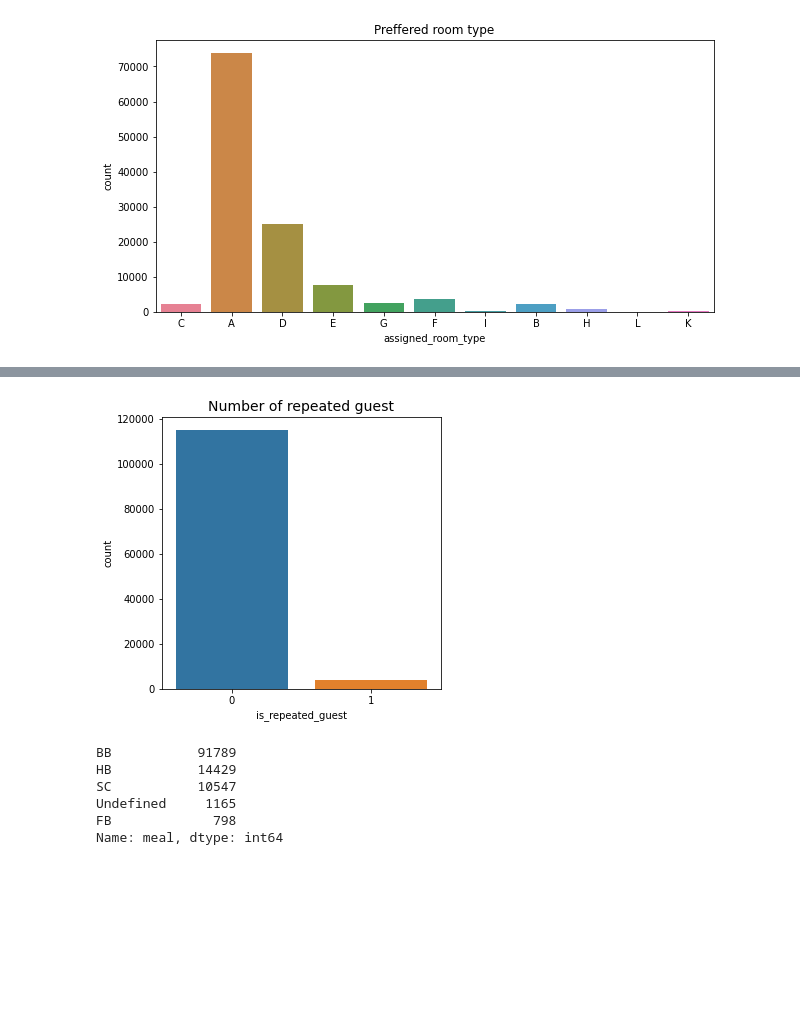
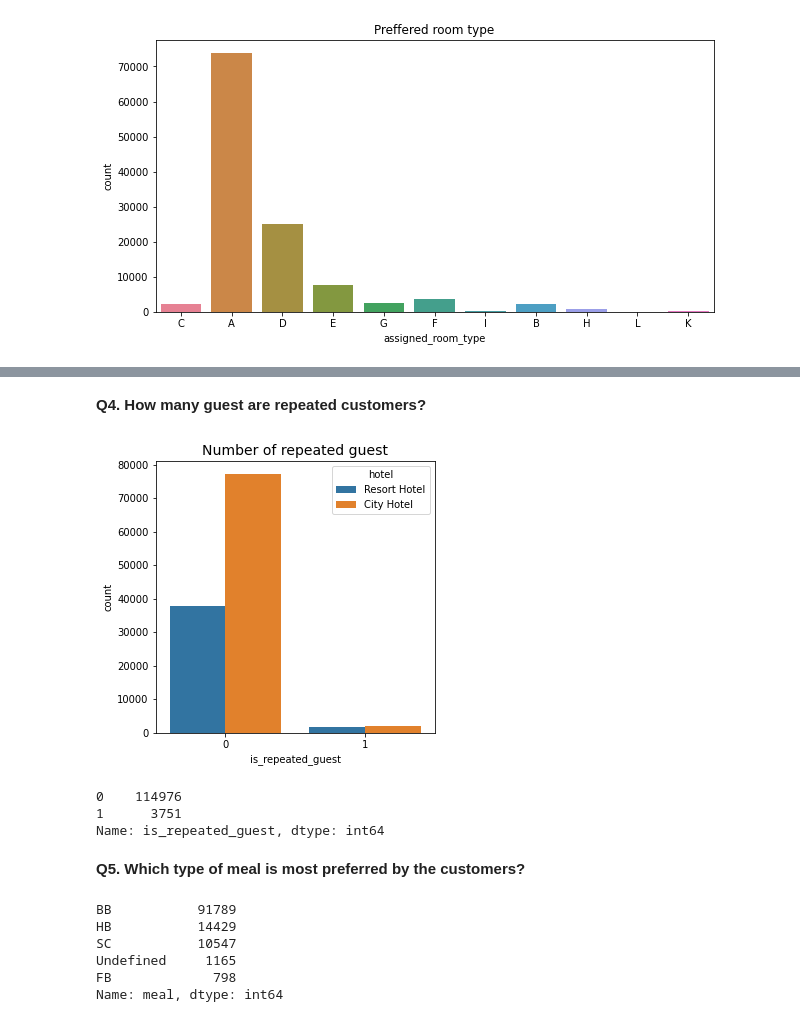
Before and after one commit to iam-ajitkumartoppo/hotel-booking-analysis, a Jupyter notebook: EDA_Hotel_Booking_Analysis_Capstone_Project.ipynb, the cells around one changed output, grey strips where cells are left out. Saved outputs shown, nothing was run; the diff lists cells and outputs as text; code cells hidden in the pictures; blank space fills up the shorter version.

```diff
--- a/EDA_Hotel_Booking_Analysis_Capstone_Project.ipynb
+++ b/EDA_Hotel_Booking_Analysis_Capstone_Project.ipynb
@@ -150,6 +150,9 @@ df.describe()
 | 50% | 0.000000 | 70.000000 | 2016.000000 | 28.000000 | 16.000000 | ... |
 | 75% | 1.000000 | 161.000000 | 2017.000000 | 38.000000 | 23.000000 | ... |
 | max | 1.000000 | 737.000000 | 2017.000000 | 53.000000 | 31.000000 | ... |
+# %%
+## we convert datatype of columns children,company,agent from float to integer as the data contains only integer value
+df[['children', 'company', 'agent']] = df[['children', 'company', 'agent']].astype('int64')
 # %% [markdown]
 Removing the outliers by using conditionals to get and update these values.
 # %%
@@ -300,10 +328,19 @@ plt.show()
+# %% [markdown]
+**Q4. How many guest are repeated customers?**
 # %%
-
 plt.figure(figsize=(5,5))
-sns.countplot(data = df, x = 'is_repeated_guest').set_title('Number of repeated guest', fontsize = 14)
+sns.countplot(data = df, x = 'is_repeated_guest', hue = 'hotel').set_title('Number of repeated guest', fontsize = 14)
 plt.show()
 # %% [output]
-[figure, old version]
+[figure, new version]
+# %%
+df.is_repeated_guest.value_counts()
+# %% [output]
+0    114976
+1      3751
+Name: is_repeated_guest, dtype: int64
+# %% [markdown]
+**Q5. Which type of meal is most preferred by the customers?**
 # %%
 df.meal.value_counts()
 # %% [output]
```
Also changed, not shown: parts of 15 cells of this notebook.
